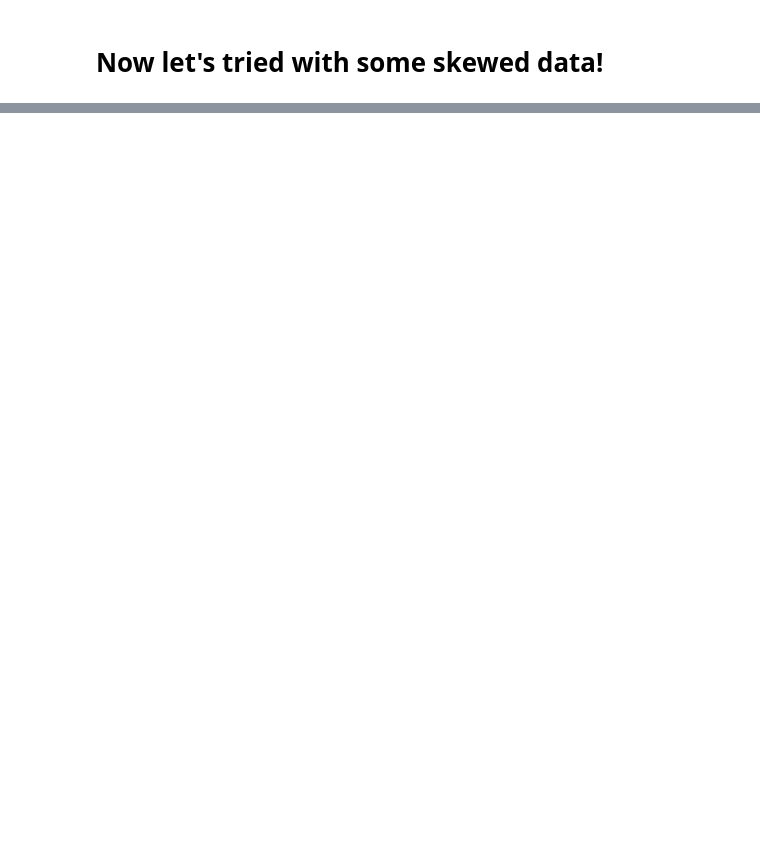
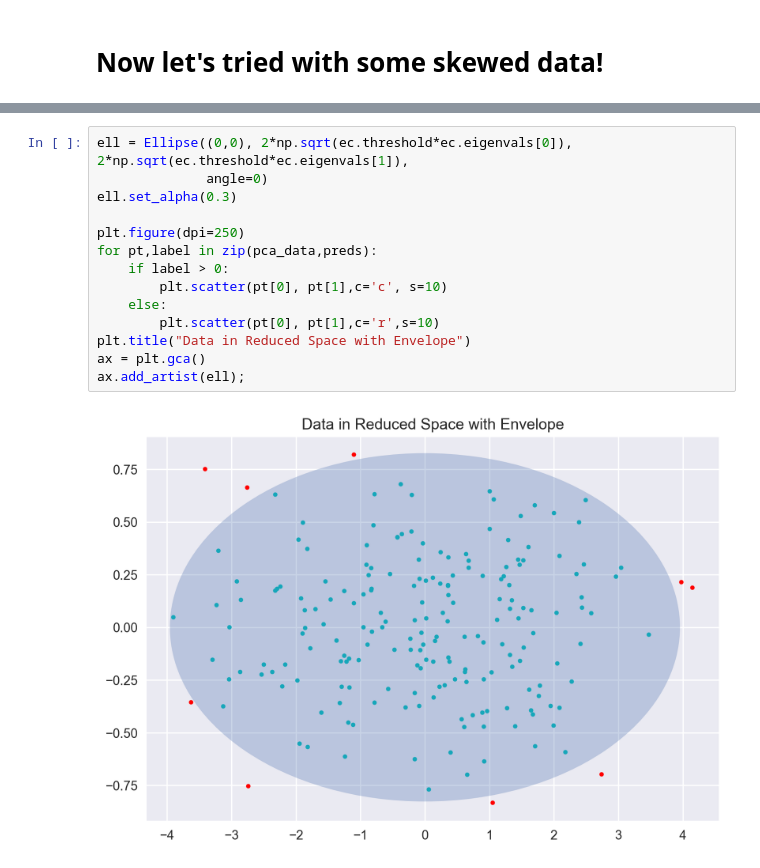
Before and after one commit to ZWMiller/machine_learning_from_scratch, a Jupyter notebook: notebooks/anomaly_detection/elliptic_covariance.ipynb, the cells around one changed output, grey strips where cells are left out. Cells and saved outputs as stored; diff of their text form; blank space fills up the shorter version.

```diff
--- a/notebooks/anomaly_detection/elliptic_covariance.ipynb
+++ b/notebooks/anomaly_detection/elliptic_covariance.ipynb
@@ -285,0 +296,16 @@ ax.add_artist(ell);
+# %%
+ell = Ellipse((0,0), 2*np.sqrt(ec.threshold*ec.eigenvals[0]), 2*np.sqrt(ec.threshold*ec.eigenvals[1]),
+              angle=0)
+ell.set_alpha(0.3)
+
+plt.figure(dpi=250)
+for pt,label in zip(pca_data,preds):
+    if label > 0:
+        plt.scatter(pt[0], pt[1],c='c', s=10)
+    else:
+        plt.scatter(pt[0], pt[1],c='r',s=10)
+plt.title("Data in Reduced Space with Envelope")
+ax = plt.gca()
+ax.add_artist(ell);
+# %% [output]
+[figure, added]
```
Also changed, not shown: parts of 9 cells of this notebook.
